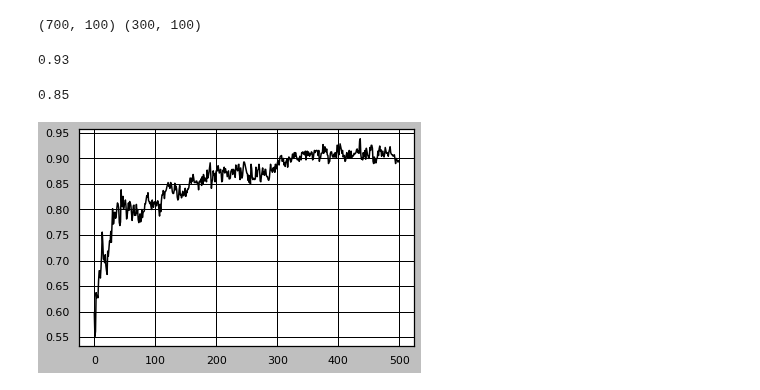
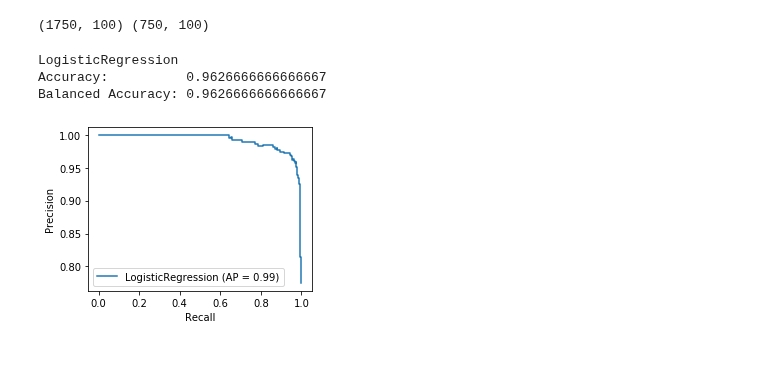
Before and after one commit to EvanLavender13/cs613-final-project, a Jupyter notebook: classification.ipynb, the cells around one changed output. Saved outputs shown, nothing was run; the diff lists cells and outputs as text; code cells hidden in the pictures; blank space fills up the shorter version.

```diff
--- a/classification.ipynb
+++ b/classification.ipynb
@@ -4,36 +4,40 @@
 # %%
 import numpy as np
 import matplotlib.pyplot as plt
-import pandas as pd
-import seaborn as sns
-
-sns.set()
-plt.style.use("grayscale")
 # %%
 from sklearn.datasets import make_classification
 from sklearn.model_selection import train_test_split
 
-X, y = make_classification(n_samples=1000, n_classes=2, n_features=100, n_informative=75, n_redundant=25, n_clusters_per_class=1, random_state=0)
-X_train, X_test, y_train, y_test = train_test_split(X, y, random_state=0, shuffle=True, test_size=0.3)
+X, y = make_classification(n_samples=2500, n_classes=2, n_features=100, n_informative=75, n_redundant=25, n_clusters_per_class=1, random_state=0)
+X_train, X_test, y_train, y_test = train_test_split(X, y, random_state=0, stratify=y, test_size=0.3)
 print(X_train.shape, X_test.shape)
 # %% [output]
-(700, 100) (300, 100)
+(1750, 100) (750, 100)
 # %%
 from sklearn.linear_model import LogisticRegression
 
 log_model = LogisticRegression(max_iter=500)
-log_model.fit(X_train, y_train)
-log_model.score(X_test, y_test)
+log_model.fit(X_train, y_train);
-# %% [output]
-0.93
+# %%
+from sklearn.metrics import plot_precision_recall_curve
+from sklearn.metrics import accuracy_score, balanced_accuracy_score
+
+y_pred = log_model.predict(X_test)
+print("LogisticRegression")
+print("Accuracy:          %s" % accuracy_score(y_test, y_pred))
+print("Balanced Accuracy: %s" % balanced_accuracy_score(y_test, y_pred))
+fig, ax = plt.subplots(nrows=1, ncols=1, figsize=(4, 3))
+plot_precision_recall_curve(log_model, X_test, y_test, ax=ax);
+plt.tight_layout()
+fig.savefig("images/LR-PRCurve.png")
+# %% [output]
+LogisticRegression
+Accuracy:          0.9626666666666667
+Balanced Accuracy: 0.9626666666666667
+[figure, added]
 # %%
 from algorithms import SimpleESClassifier
 from objectives import CrossEntropyObjective
 
 es_model = SimpleESClassifier(objective=CrossEntropyObjective(), n_iter=500, random_state=0)
-es_model.fit(X_train, y_train)
-plt.plot(range(500), es_model.history_)
-es_model.score(X_test, y_test)
+es_model.fit(X_train, y_train);
-# %% [output]
-0.85
-[figure, removed]
```
Also changed, not shown: parts of 8 cells of this notebook, 20 other files.
